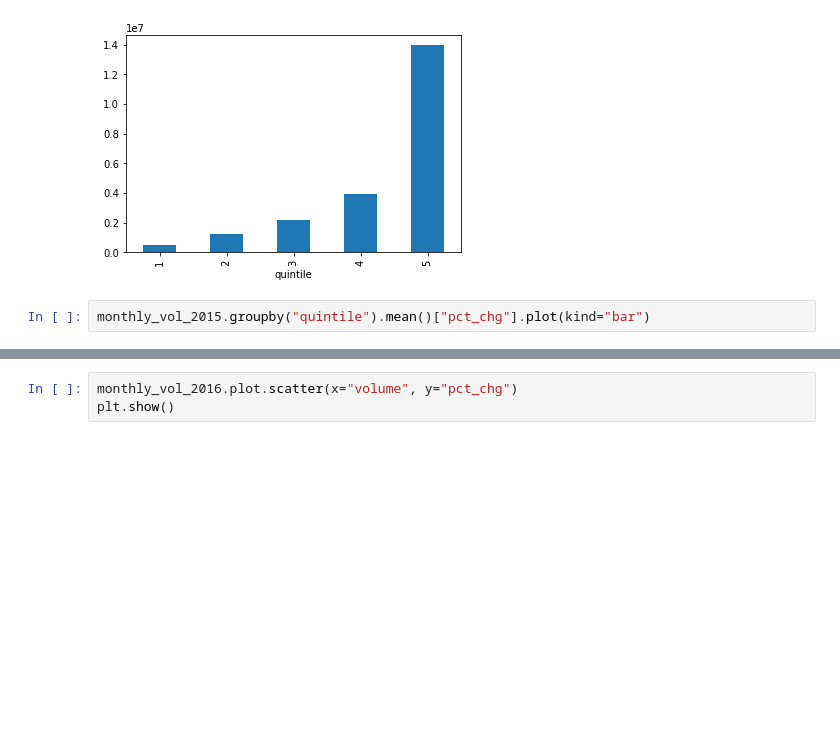
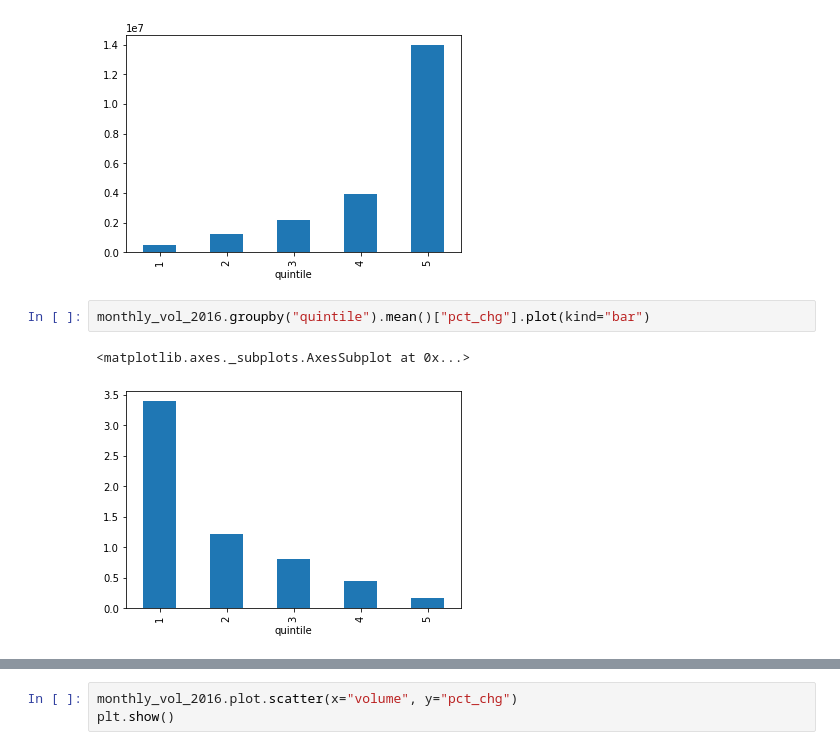
Before and after one commit to baruchfrost/legendary-invention, a Jupyter notebook: data_analysis_monthly_vol_bf.ipynb, the cells around one changed output, grey strips where cells are left out. Cells and saved outputs as stored; diff of their text form; blank space fills up the shorter version.

Commit message:
added all years to plots

```diff
--- a/data_analysis_monthly_vol_bf.ipynb
+++ b/data_analysis_monthly_vol_bf.ipynb
@@ -103,4 +103,7 @@ monthly_vol_2015.groupby("quintile").mean()["volume"].plot(kind="bar")
 <matplotlib.axes._subplots.AxesSubplot at 0x...>
 [figure]
 # %%
-monthly_vol_2015.groupby("quintile").mean()["pct_chg"].plot(kind="bar")
+monthly_vol_2016.groupby("quintile").mean()["pct_chg"].plot(kind="bar")
+# %% [output]
+<matplotlib.axes._subplots.AxesSubplot at 0x...>
+[figure, added]
```
Also changed, not shown: parts of 3 cells of this notebook.
